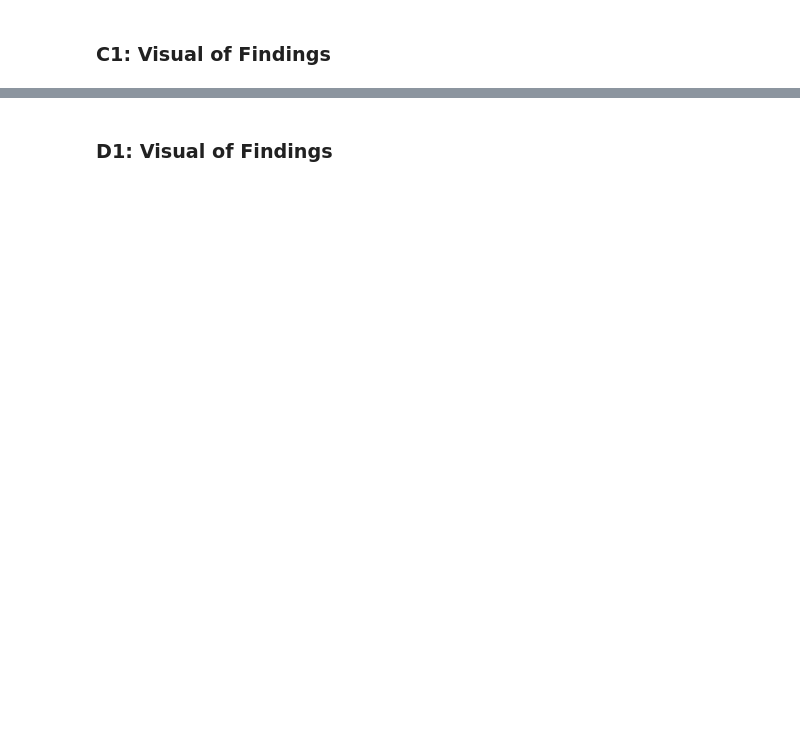
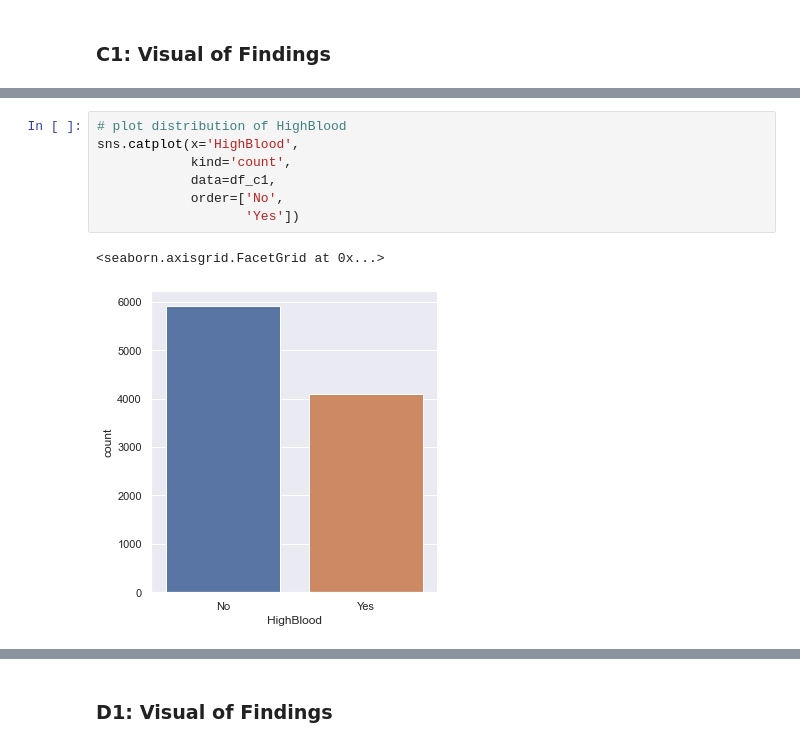
Before and after one commit to jtrawick/D207, a Jupyter notebook: D207_Task1.ipynb, the cells around one changed output, grey strips where cells are left out. Drawn from its saved outputs; the diff is of its cells as text; blank space fills up the shorter version.

```diff
--- a/D207_Task1.ipynb
+++ b/D207_Task1.ipynb
@@ -83,0 +121,10 @@ df_c = pd.read_csv('./data/medical_clean.csv',
+# %%
+# plot distribution of HighBlood
+sns.catplot(x='HighBlood',
+            kind='count',
+            data=df_c1,
+            order=['No',
+                   'Yes'])
+# %% [output]
+<seaborn.axisgrid.FacetGrid at 0x...>
+[figure, added]
```
Also changed, not shown: parts of 18 cells of this notebook.
